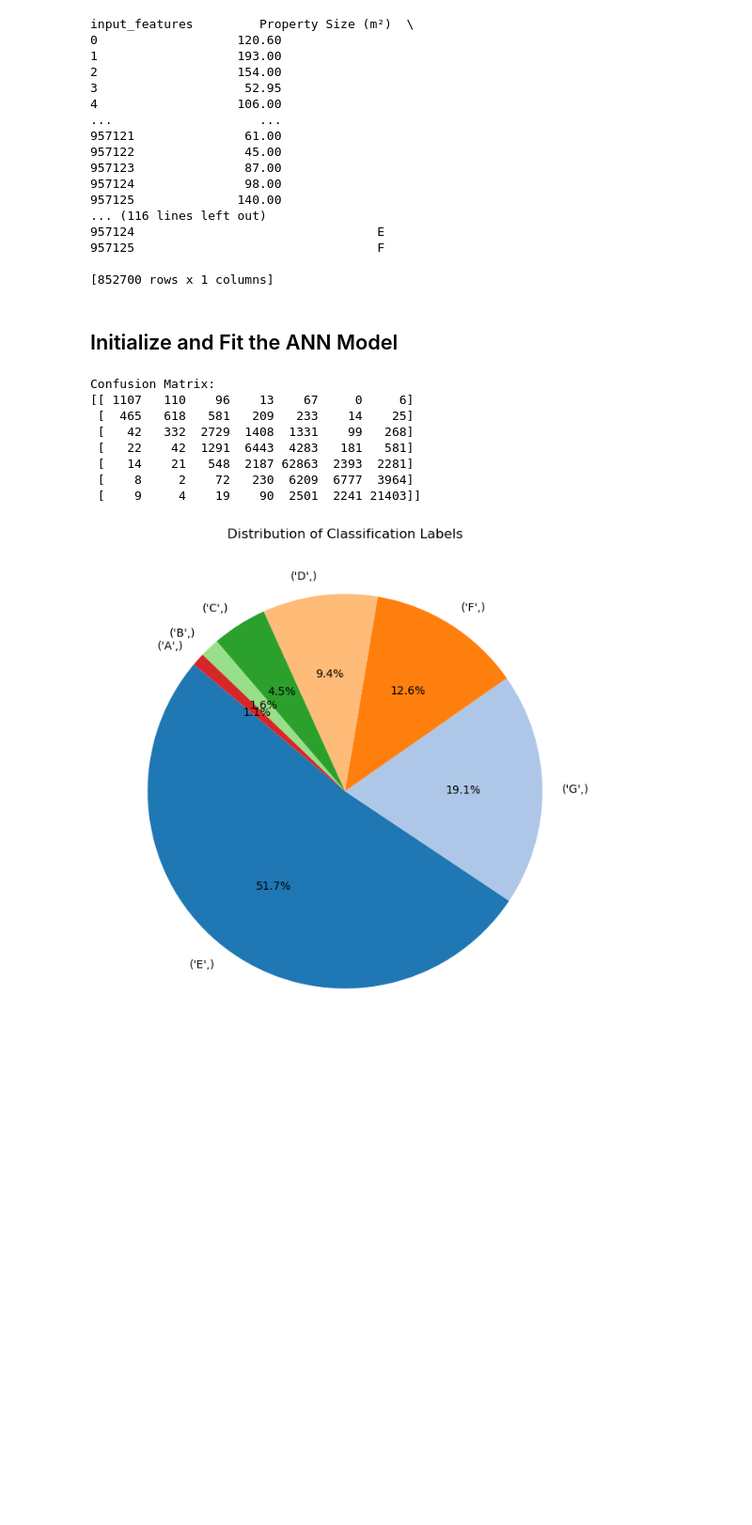
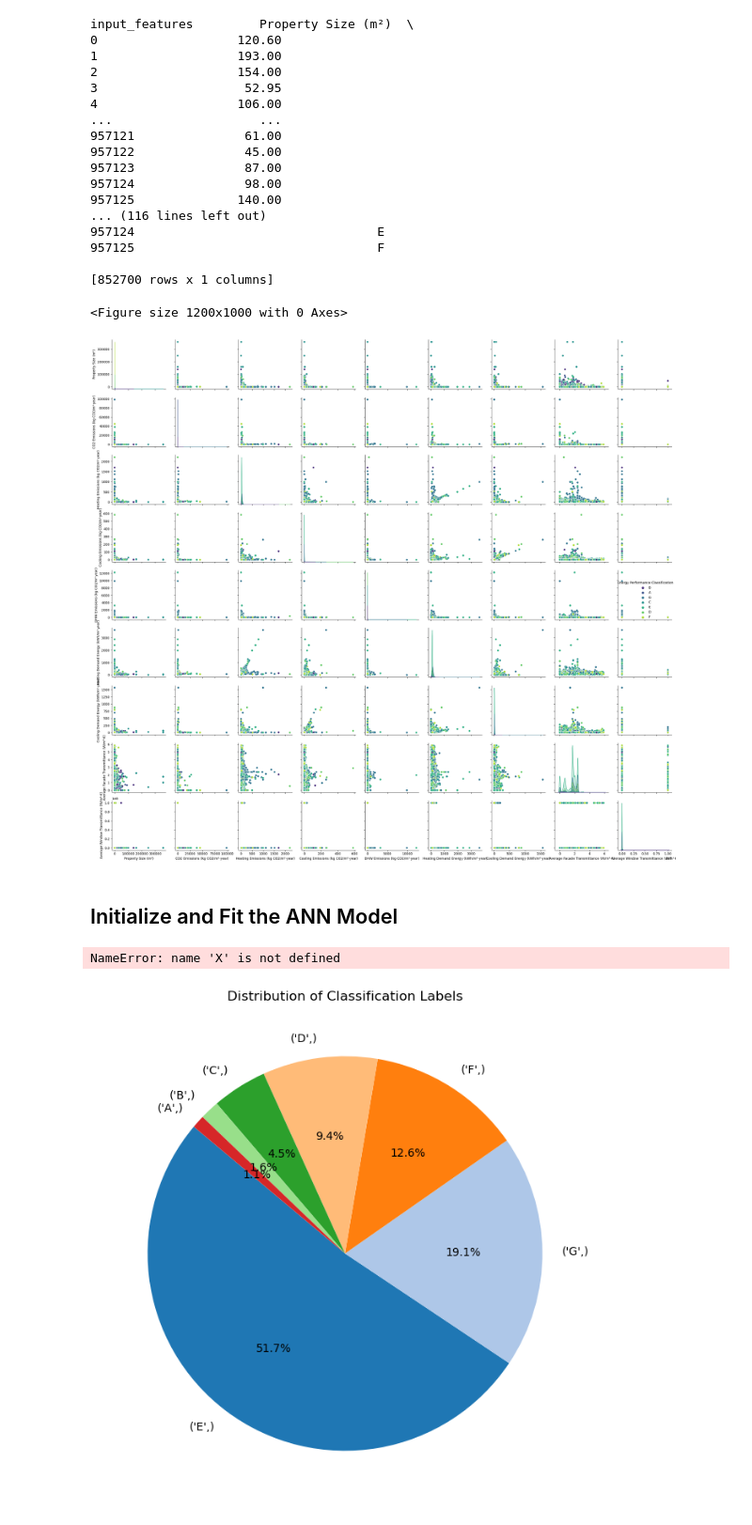
Before and after one commit to Corne173/Building-EPC, a Jupyter notebook: Barcelona_ANN.ipynb, the cells around one changed output. Shown at 94% size. Cells and saved outputs as stored; diff of their text form; code cells hidden in the pictures; blank space fills up the shorter version.

```diff
--- a/Barcelona_ANN.ipynb
+++ b/Barcelona_ANN.ipynb
@@ -22,9 +26,15 @@
 # %%
 #  Import the necessary liabraries
 import pandas as pd
-from sklearn.model_selection import train_test_split
-from sklearn.metrics import accuracy_score, confusion_matrix
+#from sklearn.model_selection import train_test_split
+from sklearn.model_selection import train_test_split, StratifiedKFold, cross_val_score
+
+from sklearn.metrics import accuracy_score, confusion_matrix, classification_report
 from sklearn.neural_network import MLPClassifier  # Import the MLPClassifier
+from sklearn.preprocessing import StandardScaler
+from sklearn.pipeline import Pipeline
+from sklearn.model_selection import GridSearchCV
+from imblearn.over_sampling import SMOTE
 
 # SHAP and LIME library for explanability of the EPC label classifications
 import shap
@@ -55,7 +65,7 @@ from tensorflow.keras.optimizers import Adam
 
 
 # Load the data from the CSV excel file
-file_path = 'Barcelona.csv'
+file_path = '.venv/Barcelona/Barcelona.csv'
 df = pd.read_csv(file_path)
 
  # allow pandas to display all columns
@@ -231,5 +241,25 @@ sampled_df = selected_df.sample(frac=0.8, random_state=0)  # 80% of the rows
 # Prepare the features and EPC target from the sampled data
 X = sampled_df[selected_feature_name]
 y = sampled_df[target_feature_name]
+# %%
+# sns.pairplot(selected_df, hue="Energy Performance Classification", palette="viridis")
+# plt.show()
+
+
+
+# Set the size of the figure
+plt.figure(figsize=(12, 10))  # Adjust these numbers as necessary to fit your display
+
+# Generate a pairplot
+pairplot = sns.pairplot(selected_df, hue="Energy Performance Classification", palette='viridis')
+
+# Improve the layout
+plt.tight_layout()  # This can help with fitting everything into the figure without overlap
+
+# Show the plot
+plt.show()
+# %% [output]
+<Figure size 1200x1000 with 0 Axes>
+[figure, added]
 # %% [markdown]
 ## Initialize and Fit the ANN Model
@@ -252,14 +349,7 @@ conf_matrix = confusion_matrix(y_test, y_pred)
 print("Confusion Matrix:")
 print(conf_matrix)
 # %% [output]
-Confusion Matrix:
-[[ 1107   110    96    13    67     0     6]
- [  465   618   581   209   233    14    25]
- [   42   332  2729  1408  1331    99   268]
- [   22    42  1291  6443  4283   181   581]
- [   14    21   548  2187 62863  2393  2281]
- [    8     2    72   230  6209  6777  3964]
- [    9     4    19    90  2501  2241 21403]]
+NameError: name 'X' is not defined
 # %%
 #  'Energy Performance Classification' is the column with the target labels
 label_counts = sampled_df[target_feature_name].value_counts()
```
Also changed, not shown: parts of 2 cells of this notebook.
